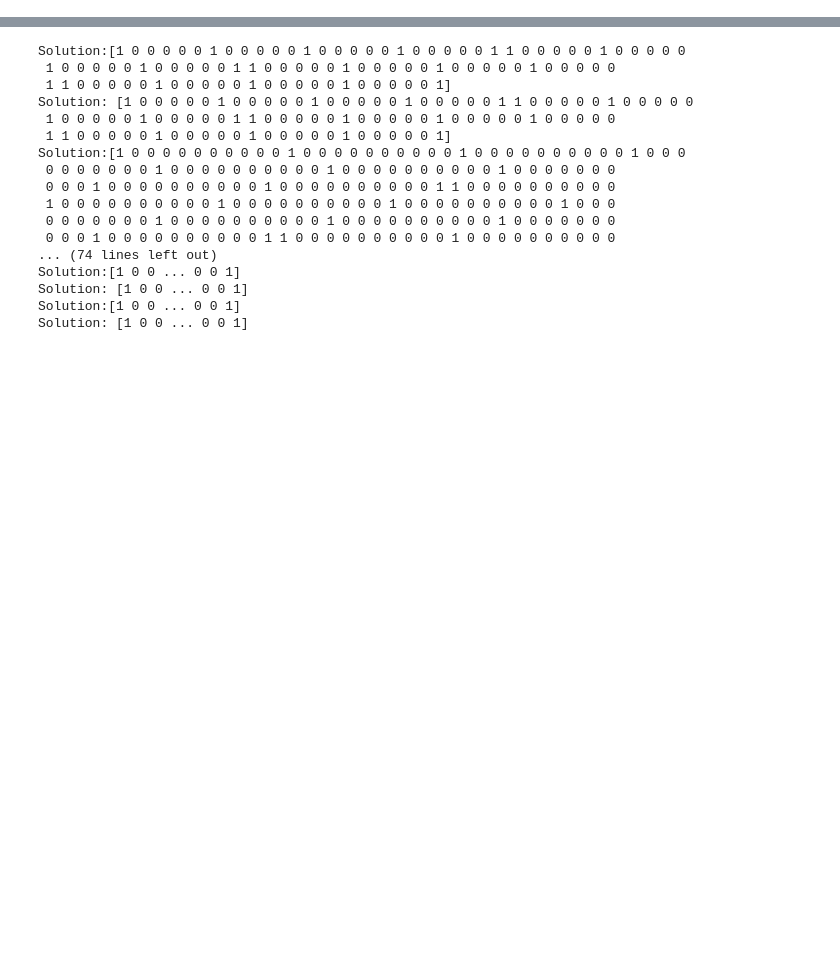
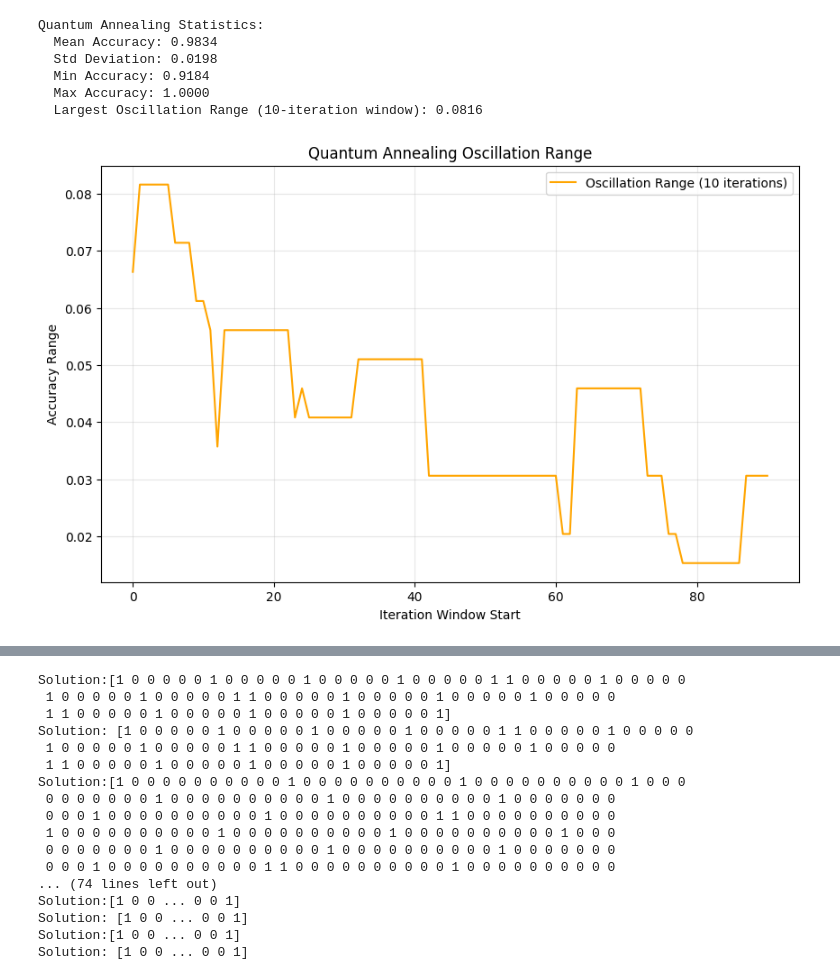
Before and after one commit to vitahehe/quantum-ocean-sdk, a Jupyter notebook: ENERGYCONVERGENCENOISE.ipynb, the cells around one changed output, grey strips where cells are left out. Drawn from its saved outputs; the diff is of its cells as text; code cells hidden in the pictures; blank space fills up the shorter version.

```diff
--- a/ENERGYCONVERGENCENOISE.ipynb
+++ b/ENERGYCONVERGENCENOISE.ipynb
@@ -208,3 +343,68 @@ def qubosolverSA(A, b):
+# %%
+import numpy as np
+import matplotlib.pyplot as plt
+
+# Example extracted data from your graph
+iterations = np.arange(1, 101)  # 100 iterations
+simulated_annealing = np.ones(100)  # Constant 1.0 accuracy
+quantum_annealing = [0.9336734693877551, 0.9183673469387755, 0.9183673469387755, 0.9846938775510204,
+                     0.9744897959183674, 0.9183673469387755, 0.9795918367346939, 0.9642857142857143,
+                     0.9285714285714286, 0.9795918367346939, 1.0, 0.9387755102040817, 0.9591836734693877,
+                     0.9642857142857143, 0.9948979591836735, 0.9846938775510204, 0.9642857142857143,
+                     0.9897959183673469, 0.9948979591836735, 0.9897959183673469, 0.9795918367346939,
+                     0.9744897959183674, 0.9387755102040817, 0.9846938775510204, 0.9540816326530612,
+                     0.9642857142857143, 0.9846938775510204, 0.9948979591836735, 0.9897959183673469,
+                     0.9948979591836735, 0.9897959183673469, 0.9846938775510204, 0.9948979591836735,
+                     1.0, 0.9591836734693877, 1.0, 0.9744897959183674, 1.0, 0.9846938775510204,
+                     0.9744897959183674, 0.9948979591836735, 0.9489795918367347, 0.9897959183673469,
+                     0.9897959183673469, 0.9795918367346939, 1.0, 0.9897959183673469, 1.0, 0.9948979591836735,
+                     1.0, 0.9795918367346939, 0.9693877551020408, 0.9795918367346939, 1.0, 0.9948979591836735,
+                     0.9948979591836735, 0.9846938775510204, 0.9795918367346939, 1.0, 0.9846938775510204,
+                     0.9693877551020408, 0.9846938775510204, 1.0, 1.0, 0.9948979591836735, 0.9948979591836735,
+                     0.9795918367346939, 0.9948979591836735, 1.0, 1.0, 1.0, 1.0, 0.9540816326530612,
+                     0.9897959183673469, 1.0, 0.9693877551020408, 0.9948979591836735, 0.9795918367346939,
+                     1.0, 1.0, 1.0, 0.9897959183673469, 1.0, 1.0, 1.0, 1.0, 0.9846938775510204, 1.0,
+                     0.9897959183673469, 0.9846938775510204, 0.9846938775510204, 0.9948979591836735, 1.0,
+                     1.0, 0.9897959183673469, 0.9948979591836735, 0.9693877551020408, 1.0, 1.0, 0.9948979591836735]
+
+# Convert to NumPy array for processing
+quantum_annealing = np.array(quantum_annealing)
+
+# Compute statistics for Quantum Annealing
+mean_accuracy = np.mean(quantum_annealing)
+std_accuracy = np.std(quantum_annealing)
+min_accuracy = np.min(quantum_annealing)
+max_accuracy = np.max(quantum_annealing)
+
+# Compute range of oscillations (max-min window)
+rolling_window_size = 10
+rolling_ranges = [np.ptp(quantum_annealing[i:i + rolling_window_size]) for i in range(len(quantum_annealing) - rolling_window_size + 1)]
+
+# Print key statistics
+print(f"Quantum Annealing Statistics:")
+print(f"  Mean Accuracy: {mean_accuracy:.4f}")
+print(f"  Std Deviation: {std_accuracy:.4f}")
+print(f"  Min Accuracy: {min_accuracy:.4f}")
+print(f"  Max Accuracy: {max_accuracy:.4f}")
+print(f"  Largest Oscillation Range (10-iteration window): {max(rolling_ranges):.4f}")
+
+# Plot the rolling oscillation range
+plt.figure(figsize=(10, 6))
+plt.plot(range(len(rolling_ranges)), rolling_ranges, label="Oscillation Range (10 iterations)", color='orange')
+plt.title("Quantum Annealing Oscillation Range")
+plt.xlabel("Iteration Window Start")
+plt.ylabel("Accuracy Range")
+plt.legend()
+plt.grid(alpha=0.3)
+plt.show()
+# %% [output]
+Quantum Annealing Statistics:
+  Mean Accuracy: 0.9834
+  Std Deviation: 0.0198
+  Min Accuracy: 0.9184
+  Max Accuracy: 1.0000
+  Largest Oscillation Range (10-iteration window): 0.0816
+[figure, added]
 # %%
 def add_tracking_noise(event, sigma_position, sigma_angle):
     """
```
Also changed, not shown: parts of 7 cells of this notebook, 4 other files.
